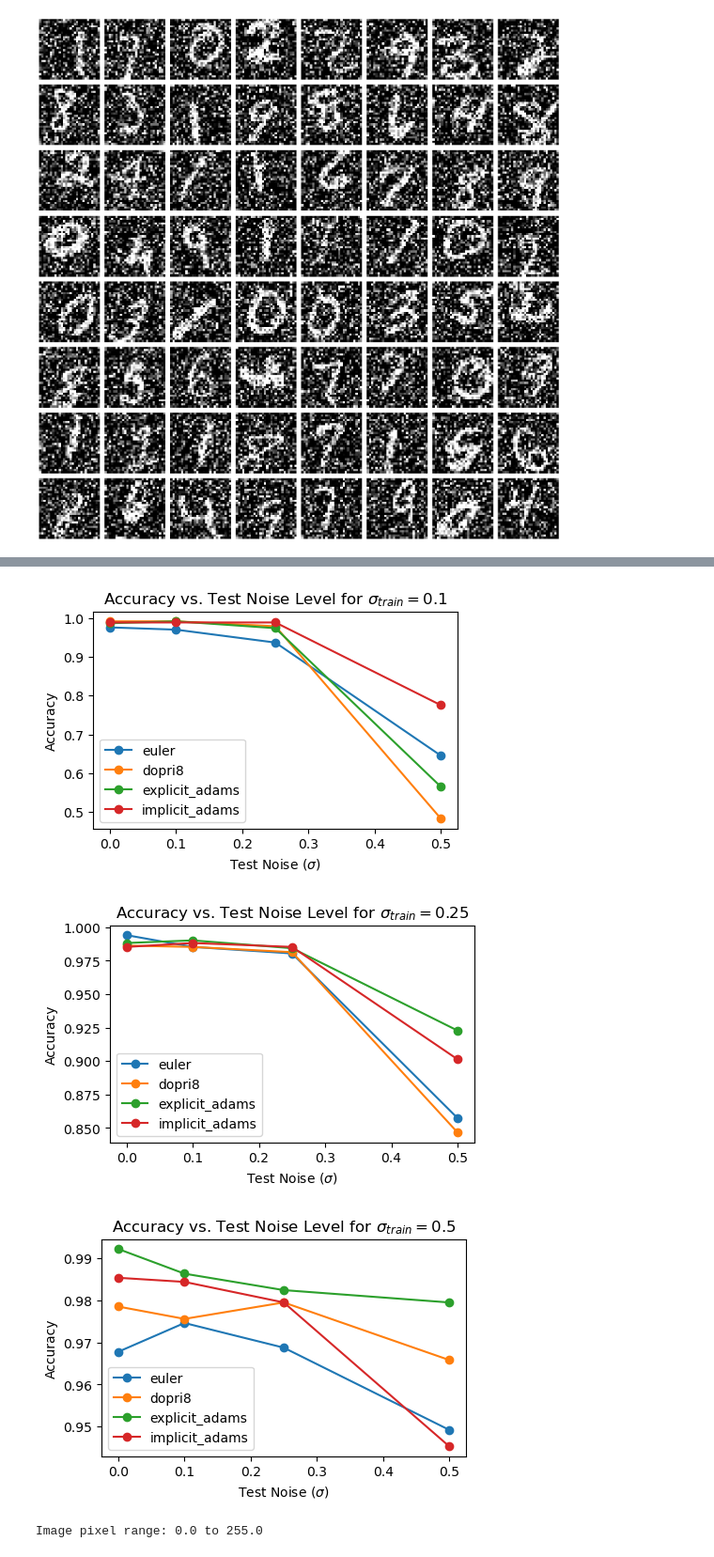
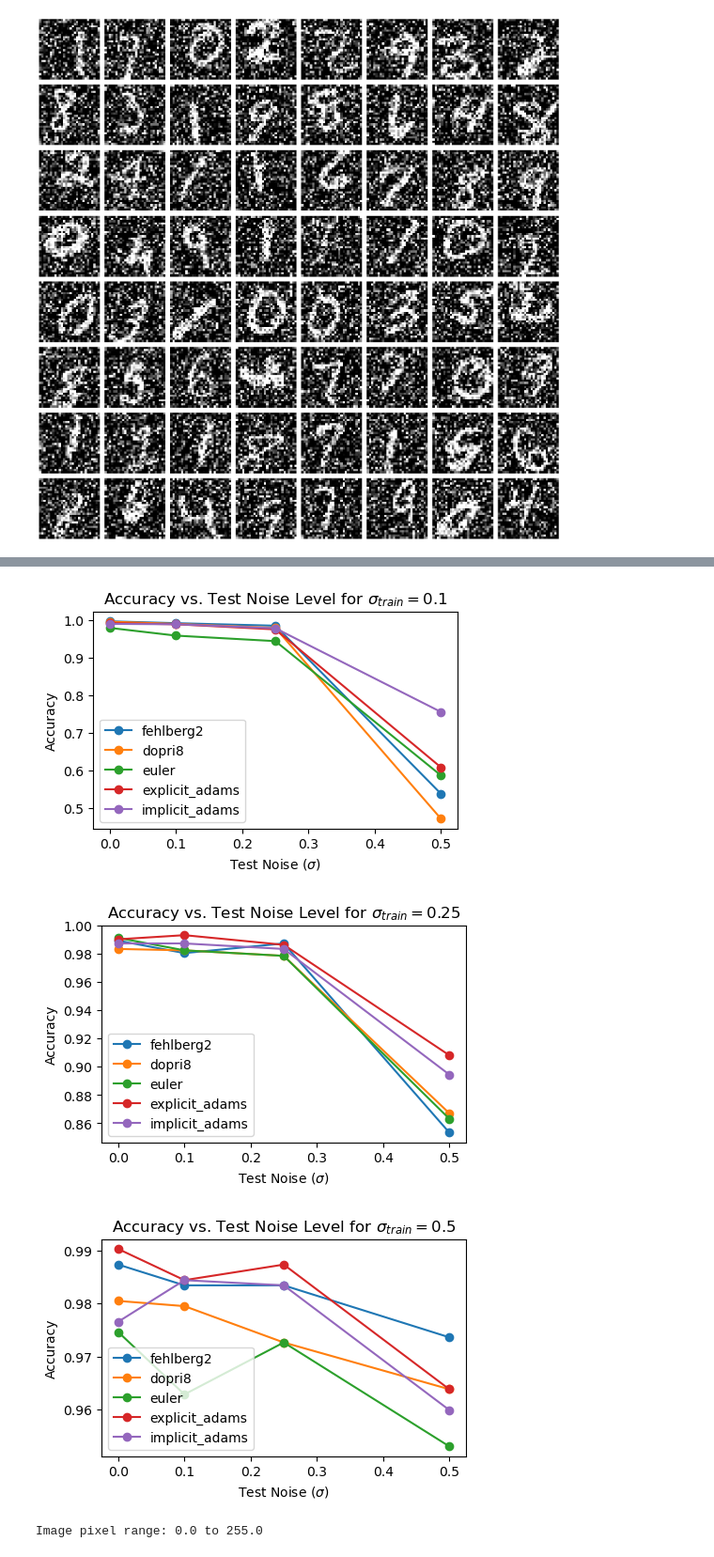
Before and after one commit to PrathamLalwani/NeuralODEs, a Jupyter notebook: MNISTtest_cw.ipynb, the cells around one changed output, grey strips where cells are left out. Shown at 94% size. Saved outputs shown, nothing was run; the diff lists cells and outputs as text; code cells hidden in the pictures.

Commit message:
Added fehlberg2 and regenerated accuracy vs. noise plots.  Also removed redundant files.

```diff
--- a/MNISTtest_cw.ipynb
+++ b/MNISTtest_cw.ipynb
@@ -124,7 +124,7 @@ show_images(next(iter(dataloader))[0])
 # %%
 # List all the solvers that will be tested, iterating over each one to load and test the corresponding models.
 # solvers = ['dopri5', 'euler', 'rk4', 'explicit_adams','implicit_adams', 'bosh3','fehlberg2', 'euler','midpoint','dopri8','adaptive_heun']
-solvers = ['dopri8', 'euler', 'explicit_adams', 'implicit_adams'] # 'midpoint'
+solvers = ['fehlberg2', 'dopri8', 'euler', 'explicit_adams', 'implicit_adams'] # 'midpoint'
 noise_levels = [0.0, 0.1, 0.25, 0.5] # Save the noise levels on which to test.
 
 # Iterate over 4 different training noise levels.
@@ -200,5 +200,5 @@ for i in range(len(noise_levels)):
         plt.title(f'Accuracy vs. Test Noise Level for ' + '$\\sigma_{train} = $' + str(noise_levels[i]))
         plt.legend()
 
-    plt.savefig(f'./AllModels/{solver}/accuracy_vs_noise_{noise_levels[i]}_train.png')
+    plt.savefig(f'./AllModels/accuracy_vs_noise_{noise_levels[i]}_train.png')
 # %% [output]
@@ -223,6 +223,6 @@ Testing implicit_adams solver
-[figure, old version]
+[figure, new version]
-[figure, old version]
+[figure, new version]
-[figure, old version]
+[figure, new version]
 # %%
 # Identify mismatches in predictions
 i_s = range(1000)
```
Also changed, not shown: parts of 1 cell of this notebook, 21 other files.
